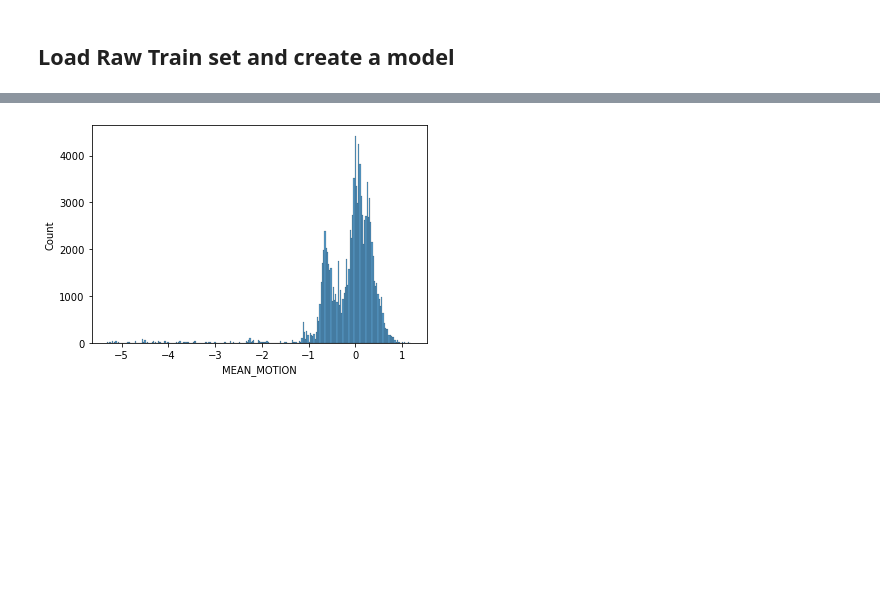
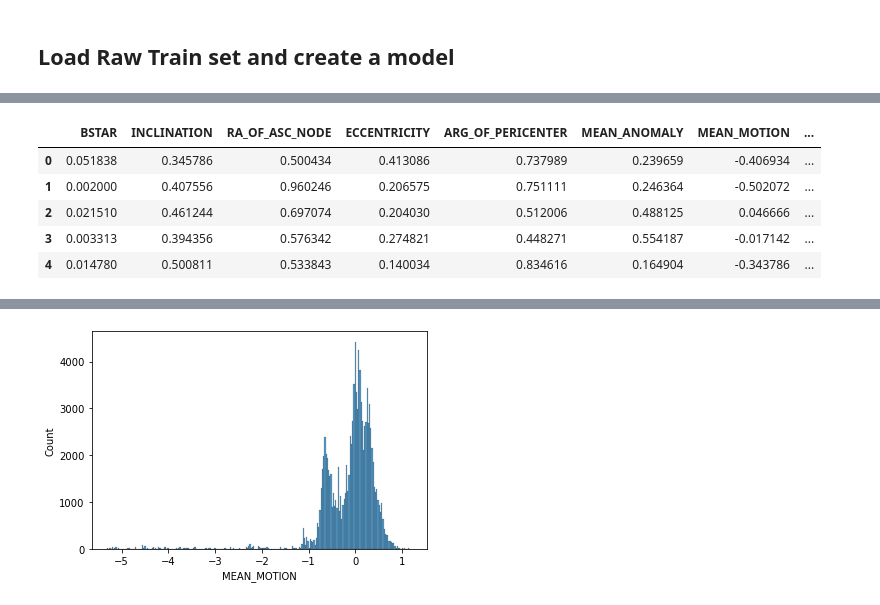
Before and after one commit to cm-tle-pred/tle-prediction, a Jupyter notebook: models/model_0/playground.ipynb, the cells around one changed output, grey strips where cells are left out. Drawn from its saved outputs; the diff is of its cells as text; code cells hidden in the pictures; blank space fills up the shorter version.

```diff
--- a/models/model_0/playground.ipynb
+++ b/models/model_0/playground.ipynb
@@ -74,0 +71,9 @@ df[model_cols].describe()
+# %%
+train_df.head()
+# %% [output]
+|  | BSTAR | INCLINATION | RA_OF_ASC_NODE | ECCENTRICITY | ARG_OF_PERICENTER | MEAN_ANOMALY | MEAN_MOTION | ... |
+| 0 | 0.051838 | 0.345786 | 0.500434 | 0.413086 | 0.737989 | 0.239659 | -0.406934 | ... |
+| 1 | 0.002000 | 0.407556 | 0.960246 | 0.206575 | 0.751111 | 0.246364 | -0.502072 | ... |
+| 2 | 0.021510 | 0.461244 | 0.697074 | 0.204030 | 0.512006 | 0.488125 | 0.046666 | ... |
+| 3 | 0.003313 | 0.394356 | 0.576342 | 0.274821 | 0.448271 | 0.554187 | -0.017142 | ... |
+| 4 | 0.014780 | 0.500811 | 0.533843 | 0.140034 | 0.834616 | 0.164904 | -0.343786 | ... |
```
Also changed, not shown: parts of 10 cells of this notebook, 4 other files.
